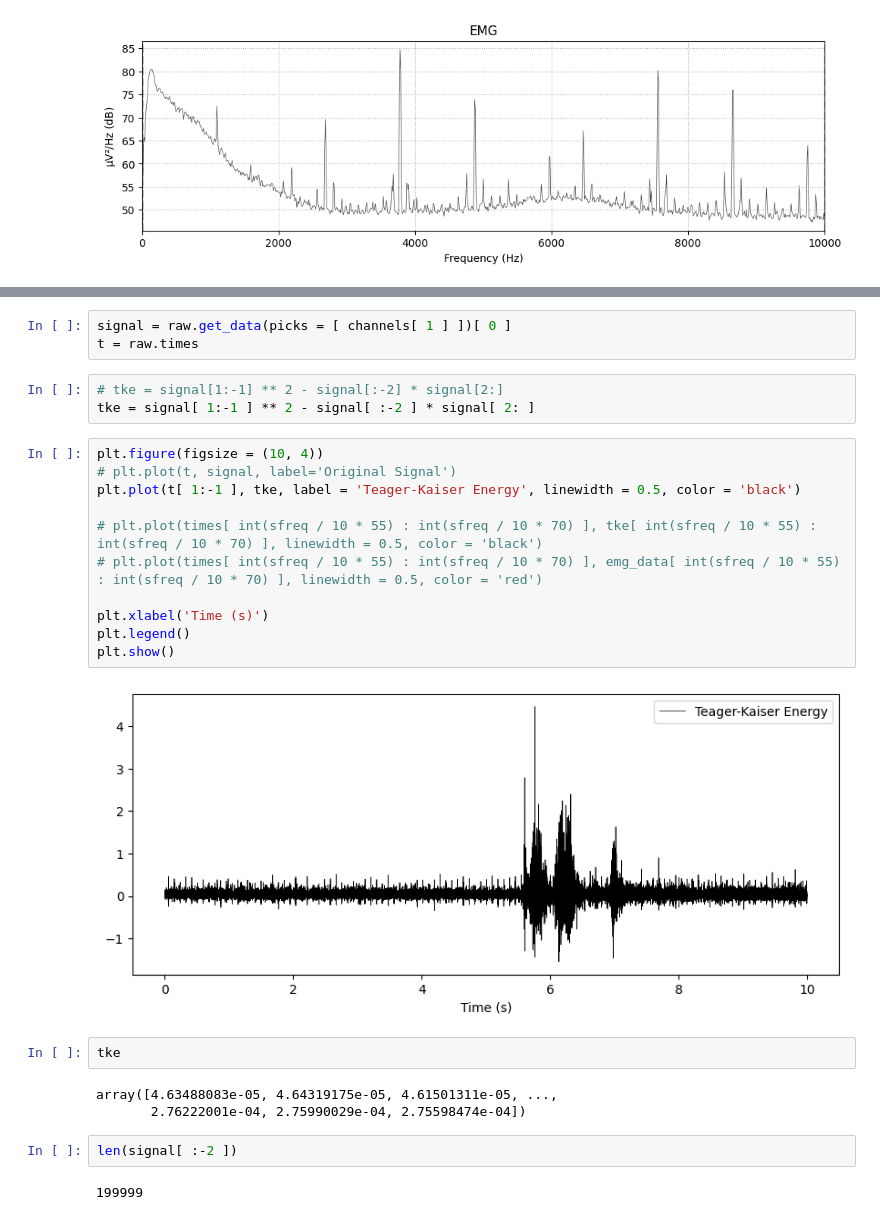
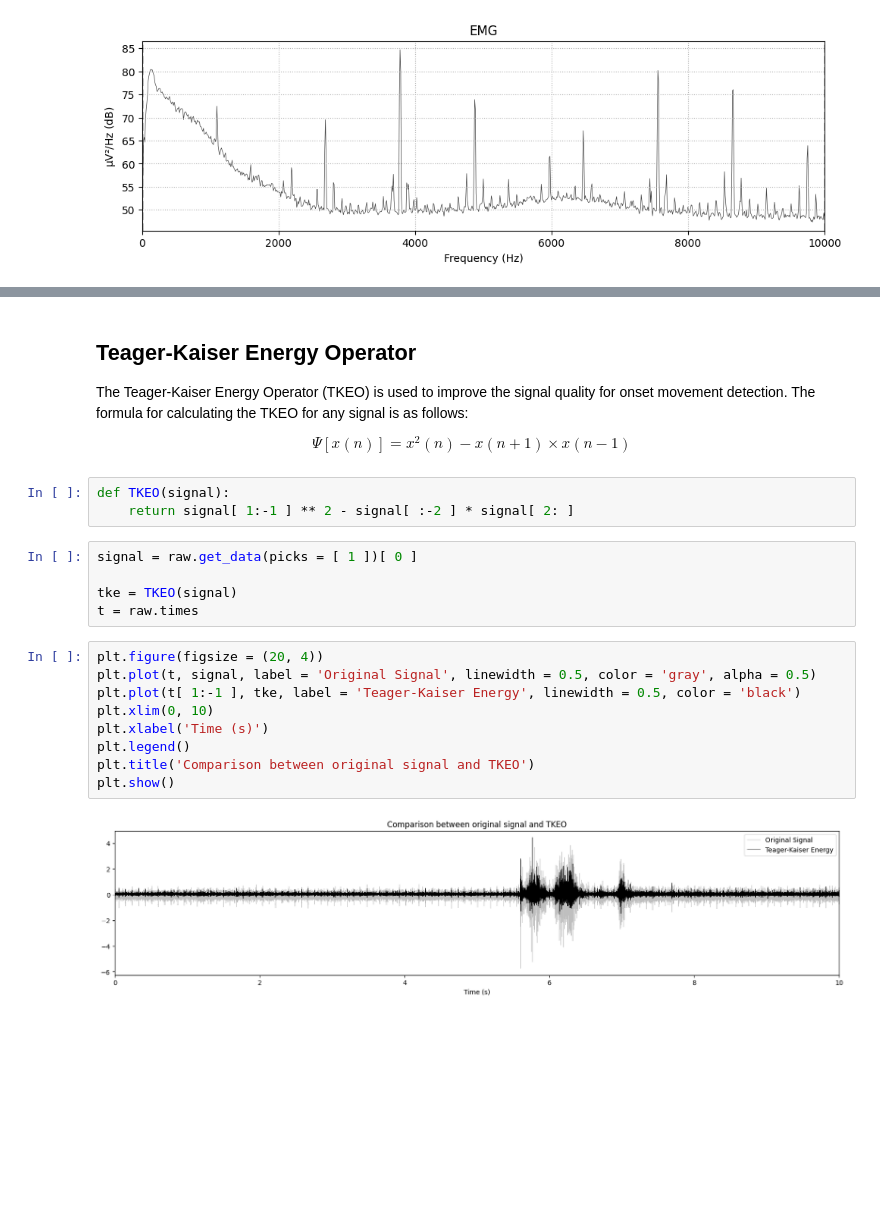
Before and after one commit to kerseviciute/spontaneous-movement, a Jupyter notebook: emg.ipynb, the cells around one changed output, grey strips where cells are left out. Saved outputs shown, nothing was run; the diff lists cells and outputs as text; blank space fills up the shorter version.

Commit message:
TKEO.

```diff
--- a/emg.ipynb
+++ b/emg.ipynb
@@ -111,29 +111,26 @@ Effective window size : 0.102 (s)
 # 3. What is considered movement? Is it those bursts of high amplitude signals? Do we consider it movement when there is "movement" in at least one channel?
-# %%
-signal = raw.get_data(picks = [ channels[ 1 ] ])[ 0 ]
-t = raw.times
-# %%
-# tke = signal[1:-1] ** 2 - signal[:-2] * signal[2:]
-tke = signal[ 1:-1 ] ** 2 - signal[ :-2 ] * signal[ 2: ]
+# %% [markdown]
+## Teager-Kaiser Energy Operator
+
+The Teager-Kaiser Energy Operator (TKEO) is used to improve the signal quality for onset movement detection. The formula for calculating the TKEO for any signal is as follows:
+
+$$\Psi[x(n)] = x^2(n) - x(n + 1) \times x(n - 1)$$
+# %%
+def TKEO(signal):
+    return signal[ 1:-1 ] ** 2 - signal[ :-2 ] * signal[ 2: ]
+# %%
+signal = raw.get_data(picks = [ 1 ])[ 0 ]
+
+tke = TKEO(signal)
+t = raw.times
 # %%
-plt.figure(figsize = (10, 4))
-# plt.plot(t, signal, label='Original Signal')
+plt.figure(figsize = (20, 4))
+plt.plot(t, signal, label = 'Original Signal', linewidth = 0.5, color = 'gray', alpha = 0.5)
 plt.plot(t[ 1:-1 ], tke, label = 'Teager-Kaiser Energy', linewidth = 0.5, color = 'black')
-
-# plt.plot(times[ int(sfreq / 10 * 55) : int(sfreq / 10 * 70) ], tke[ int(sfreq / 10 * 55) : int(sfreq / 10 * 70) ], linewidth = 0.5, color = 'black')
-# plt.plot(times[ int(sfreq / 10 * 55) : int(sfreq / 10 * 70) ], emg_data[ int(sfreq / 10 * 55) : int(sfreq / 10 * 70) ], linewidth = 0.5, color = 'red')
-
+plt.xlim(0, 10)
 plt.xlabel('Time (s)')
 plt.legend()
+plt.title('Comparison between original signal and TKEO')
 plt.show()
 # %% [output]
-[figure, old version]
+[figure, new version]
-# %%
-tke
-# %% [output]
-array([4.63488083e-05, 4.64319175e-05, 4.61501311e-05, ...,
-       2.76222001e-04, 2.75990029e-04, 2.75598474e-04])
-# %%
-len(signal[ :-2 ])
-# %% [output]
-199999
```
Also changed, not shown: parts of 1 cell of this notebook.
